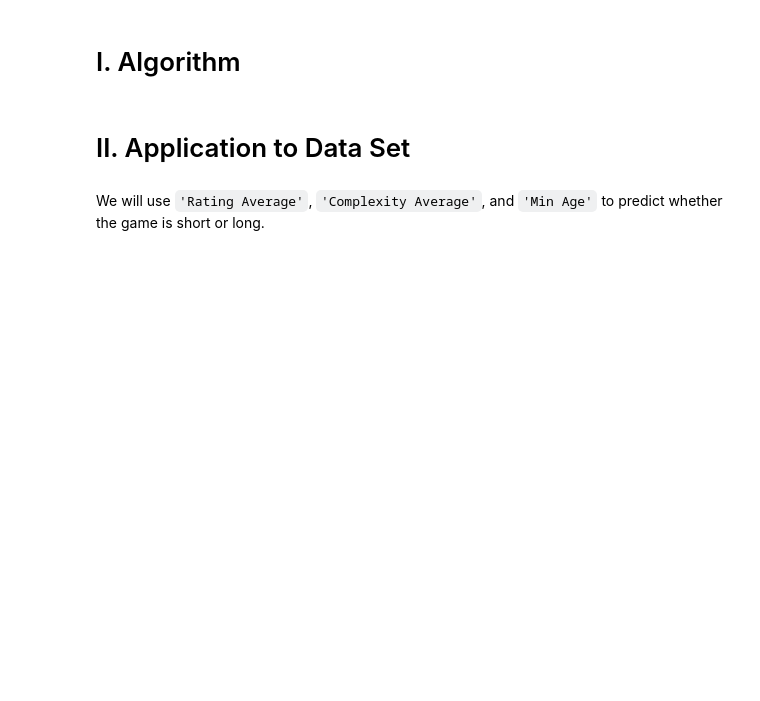
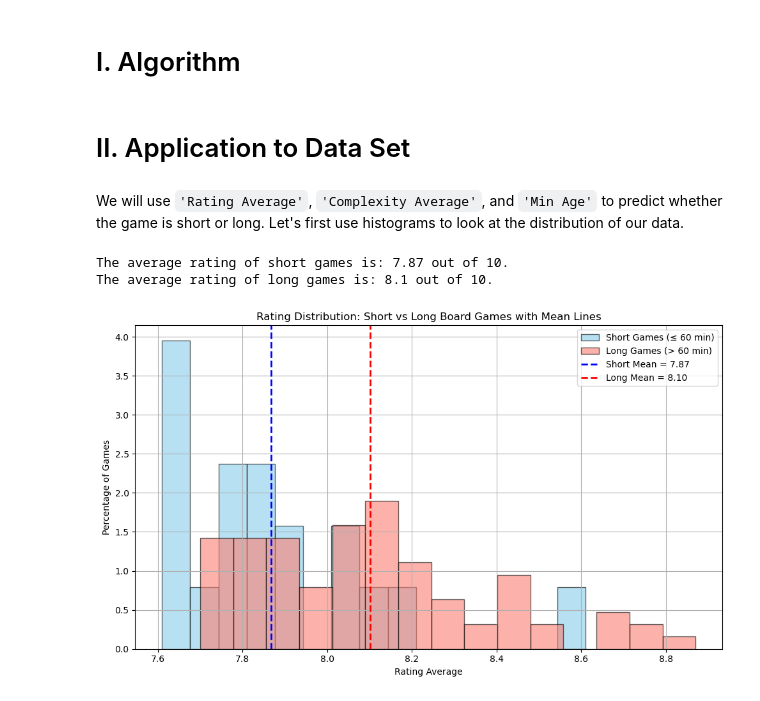
Before and after one commit to legendschwab/cmor438individual, a Jupyter notebook: Supervised Machine Learning/4. Neural Networks/neuralnetworkcmor438.ipynb, the cells around one changed output. Saved outputs shown, nothing was run; the diff lists cells and outputs as text; code cells hidden in the pictures; blank space fills up the shorter version.

````diff
--- a/Supervised Machine Learning/4. Neural Networks/neuralnetworkcmor438.ipynb
+++ b/Supervised Machine Learning/4. Neural Networks/neuralnetworkcmor438.ipynb
@@ -110,2 +119,35 @@ long = game_cleaned[game_cleaned['short'] == -1]
 # %% [markdown]
-We will use ```'Rating Average'```, ```'Complexity Average'```, and ```'Min Age'``` to predict whether the game is short or long.
+We will use ```'Rating Average'```, ```'Complexity Average'```, and ```'Min Age'``` to predict whether the game is short or long. Let's first use histograms to look at the distribution of our data.
+# %%
+# Split the data
+short_games = game_cleaned[game_cleaned['short'] == 1]
+long_games = game_cleaned[game_cleaned['short'] == 0]
+
+# Calculate means
+short_mean = short_games['Rating Average'].mean()
+long_mean = long_games['Rating Average'].mean()
+
+print(f'The average rating of short games is: {round(short_mean,2)} out of 10.')
+print(f'The average rating of long games is: {round(long_mean,2)} out of 10.')
+
+# Plot histograms
+plt.figure(figsize=(10, 6))
+plt.hist(short_games['Rating Average'], bins=15, alpha=0.6, label='Short Games (≤ 60 min)', color='skyblue', edgecolor='black', density = True)
+plt.hist(long_games['Rating Average'], bins=15, alpha=0.6, label='Long Games (> 60 min)', color='salmon', edgecolor='black', density = True)
+
+# Add vertical mean lines
+plt.axvline(short_mean, color='blue', linestyle='dashed', linewidth=2, label=f'Short Mean = {short_mean:.2f}')
+plt.axvline(long_mean, color='red', linestyle='dashed', linewidth=2, label=f'Long Mean = {long_mean:.2f}')
+
+# Labels and title
+plt.xlabel('Rating Average')
+plt.ylabel('Percentage of Games')
+plt.title('Rating Distribution: Short vs Long Board Games with Mean Lines')
+plt.legend()
+plt.grid(True)
+plt.tight_layout()
+plt.show()
+# %% [output]
+The average rating of short games is: 7.87 out of 10.
+The average rating of long games is: 8.1 out of 10.
+[figure, added]
````
Also changed, not shown: parts of 13 cells of this notebook.
